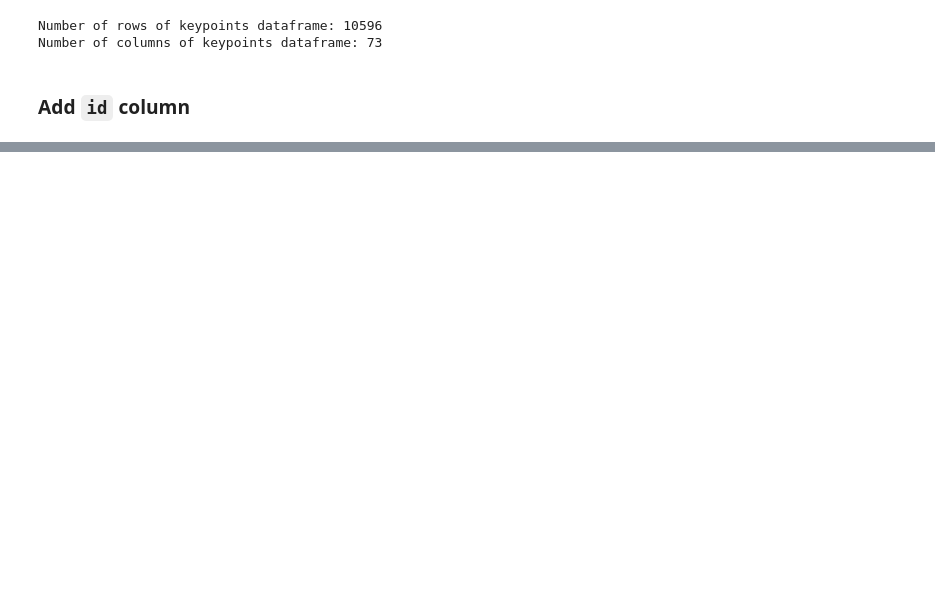
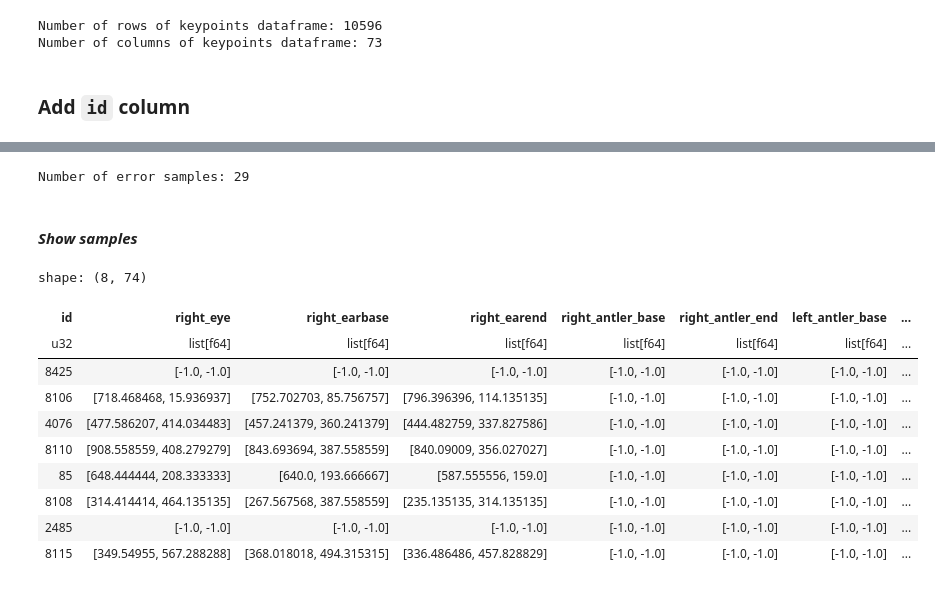
Before and after one commit to RadimKozl/Datasets, a Jupyter notebook: awa2-dataset-analysis.ipynb, the cells around one changed output, grey strips where cells are left out. Saved outputs shown, nothing was run; the diff lists cells and outputs as text; code cells hidden in the pictures; blank space fills up the shorter version.

```diff
--- a/awa2-dataset-analysis.ipynb
+++ b/awa2-dataset-analysis.ipynb
@@ -434,0 +584,22 @@ shape: (5, 74)
+# %%
+print(f"Number of error samples: {df_bbox_null.shape[0]}")
+# %% [output]
+Number of error samples: 29
+# %% [markdown]
+#### ***Show samples***
+# %%
+plot_samples_bbox_err = df_bbox_null.sample(n=8)
+# %%
+plot_samples_bbox_err
+# %% [output]
+shape: (8, 74)
+| id | right_eye | right_earbase | right_earend | right_antler_base | right_antler_end | left_antler_base | ... |
+| u32 | list[f64] | list[f64] | list[f64] | list[f64] | list[f64] | list[f64] | ... |
+| 8425 | [-1.0, -1.0] | [-1.0, -1.0] | [-1.0, -1.0] | [-1.0, -1.0] | [-1.0, -1.0] | [-1.0, -1.0] | ... |
+| 8106 | [718.468468, 15.936937] | [752.702703, 85.756757] | [796.396396, 114.135135] | [-1.0, -1.0] | [-1.0, -1.0] | [-1.0, -1.0] | ... |
+| 4076 | [477.586207, 414.034483] | [457.241379, 360.241379] | [444.482759, 337.827586] | [-1.0, -1.0] | [-1.0, -1.0] | [-1.0, -1.0] | ... |
+| 8110 | [908.558559, 408.279279] | [843.693694, 387.558559] | [840.09009, 356.027027] | [-1.0, -1.0] | [-1.0, -1.0] | [-1.0, -1.0] | ... |
+| 85 | [648.444444, 208.333333] | [640.0, 193.666667] | [587.555556, 159.0] | [-1.0, -1.0] | [-1.0, -1.0] | [-1.0, -1.0] | ... |
+| 8108 | [314.414414, 464.135135] | [267.567568, 387.558559] | [235.135135, 314.135135] | [-1.0, -1.0] | [-1.0, -1.0] | [-1.0, -1.0] | ... |
+| 2485 | [-1.0, -1.0] | [-1.0, -1.0] | [-1.0, -1.0] | [-1.0, -1.0] | [-1.0, -1.0] | [-1.0, -1.0] | ... |
+| 8115 | [349.54955, 567.288288] | [368.018018, 494.315315] | [336.486486, 457.828829] | [-1.0, -1.0] | [-1.0, -1.0] | [-1.0, -1.0] | ... |
```
Also changed, not shown: parts of 28 cells of this notebook.
